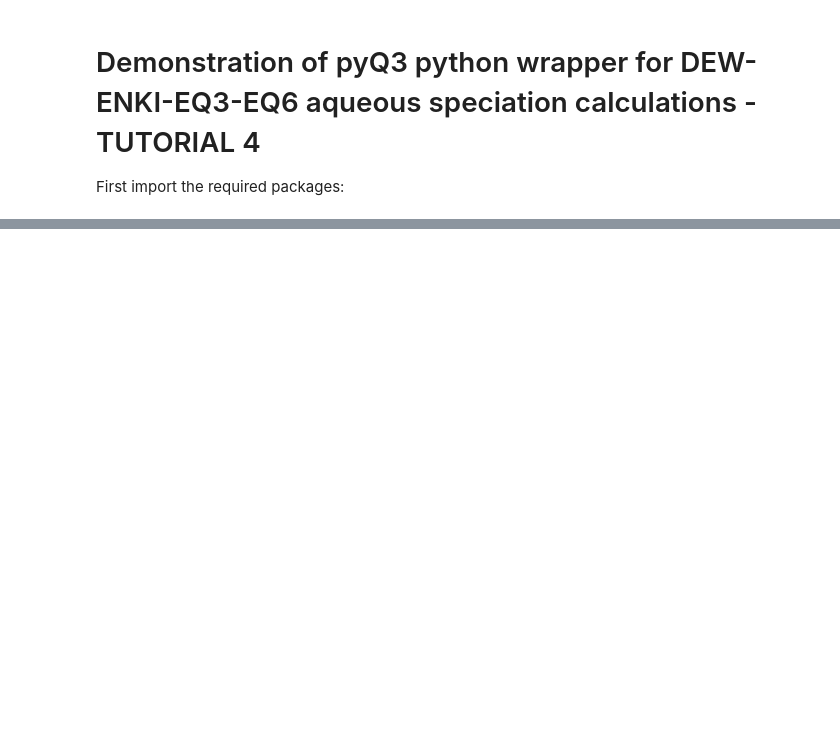
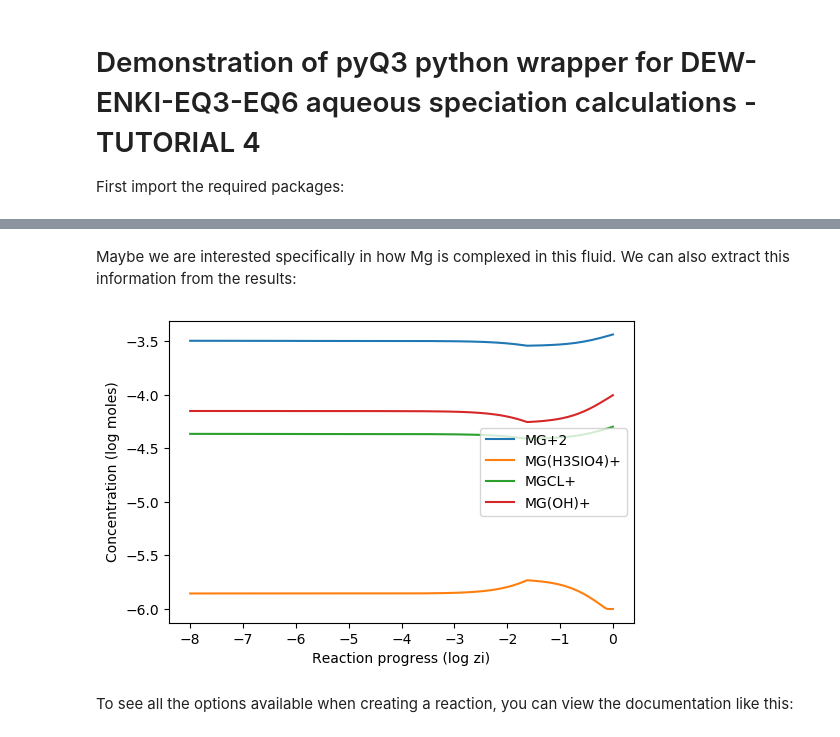
Before and after one commit to simonwmatthews/pyDEW, a Jupyter notebook: notebooks/tutorials/tutorial4_EQ6Reactions.ipynb, the cells around one changed output, grey strips where cells are left out. Cells and saved outputs as stored; diff of their text form; code cells hidden in the pictures; blank space fills up the shorter version.

```diff
--- a/notebooks/tutorials/tutorial4_EQ6Reactions.ipynb
+++ b/notebooks/tutorials/tutorial4_EQ6Reactions.ipynb
@@ -67,0 +100,15 @@ el
+# %% [markdown]
+Maybe we are interested specifically in how Mg is complexed in this fluid. We can also extract this information from the results:
+# %%
+f,a = plt.subplots(dpi=100)
+for sp in list(dew_reaction.species_concs.columns):
+    if 'MG' in sp:
+        a.plot(dew_reaction.species_concs.index[1:], dew_reaction.species_concs[sp].iloc[1:], label=sp)
+a.legend()
+a.set_xlabel('Reaction progress (log zi)')
+a.set_ylabel('Concentration (log moles)')
+plt.show()
+# %% [output]
+[figure, added]
+# %% [markdown]
+To see all the options available when creating a reaction, you can view the documentation like this:
```
Also changed, not shown: parts of 19 cells of this notebook, 4 other files.
